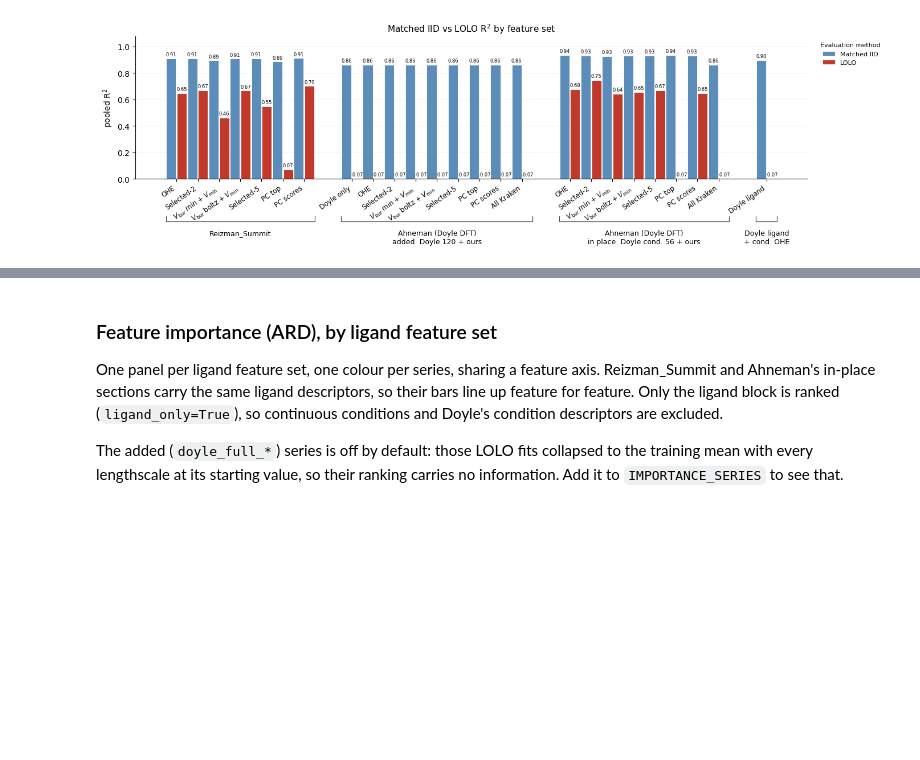
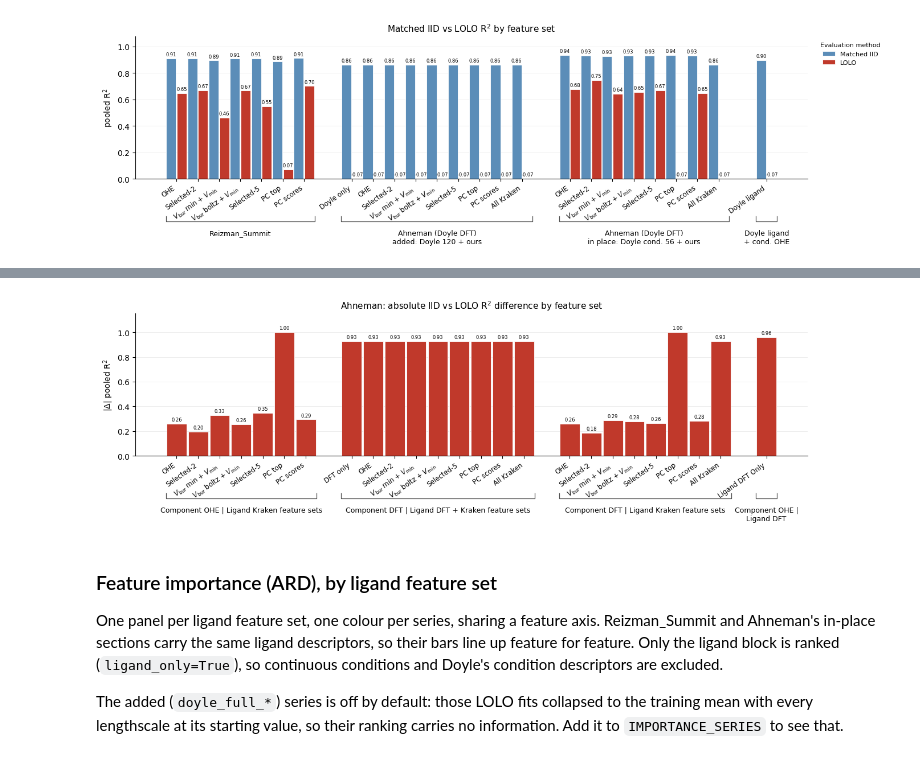
Before and after one commit to ddomlab/DOPE-MURI, a Jupyter notebook: gp_collab_hub/visualize_results.ipynb, the cells around one changed output, grey strips where cells are left out. Cells and saved outputs as stored; diff of their text form; code cells hidden in the pictures; blank space fills up the shorter version.

```diff
--- a/gp_collab_hub/visualize_results.ipynb
+++ b/gp_collab_hub/visualize_results.ipynb
@@ -293,0 +348,89 @@ plt.close(fig)
+# %%
+# ---- Editable ----
+AHNEMAN_RUNS = {
+    'ahneman_vmin':      ROOT / 'runs' / 'ahneman_vmin_20260924',
+    'ahneman_doyle_dft': ROOT / 'runs' / 'ahneman_doyle_dft_v2_20261001',
+}
+AHNEMAN_LABELS = {**LIGAND_LABELS, 'doyle_only': 'DFT only', 'doyle_ligand': 'Ligand DFT'}
+# -------------------
+
+ahneman = pd.concat([pd.read_csv(path / 'collected' / 'summary.csv')
+                     .assign(run=run, method=lambda d: d.method.map(canonical_method),
+                             r2=lambda d: d.pooled_r2, rmse=lambda d: d.pooled_rmse)
+                     for run, path in AHNEMAN_RUNS.items()], ignore_index=True)
+
+AHNEMAN_BLOCKS = [
+    ('Component OHE | Ligand Kraken feature sets', 'ahneman_vmin',
+     [(x, x) for x in OURS]),
+    ('Component DFT | Ligand DFT + Kraken feature sets', 'ahneman_doyle_dft',
+     [('doyle_full', 'doyle_only')] + [(f'doyle_full_{x}', x) for x in OURS + ['kraken_all']]),
+    ('Component DFT | Ligand Kraken feature sets', 'ahneman_doyle_dft',
+     [(f'doyle_cond_{x}', x) for x in OURS + ['kraken_all']]),
+    ('Component OHE |\nLigand DFT', 'ahneman_doyle_dft',
+     [('doyle_ligand_cond_ohe', 'doyle_ligand')]),
+]
+
+
+def ahneman_values(method, metric='r2'):
+    out = []
+    for _, run, bars in AHNEMAN_BLOCKS:
+        part = ahneman[(ahneman.run == run) & (ahneman.method == method)].set_index('model')
+        out.append(part.reindex([m for m, _ in bars])[metric].to_numpy())
+    return out
+
+
+rows = [{'block': label.replace('\n', ' '), 'featureset': AHNEMAN_LABELS[key],
+         **ahneman[(ahneman.run == run) & (ahneman.model == model)].set_index('method').r2.to_dict()}
+        for label, run, bars in AHNEMAN_BLOCKS for model, key in bars]
+display(pd.DataFrame(rows).set_index(['block', 'featureset'])
+        [['lolo', 'iid_matched', 'kfold', 'kfold_5']].round(4))
+# ---- Editable ----
+TITLE6 = 'Ahneman: absolute IID vs LOLO R$^2$ difference by feature set'
+YLABEL6 = '|$\\Delta$| pooled R$^2$'
+BAR_COLOR6 = METHOD_COLORS['lolo']
+# --------------------
+
+from matplotlib.patches import Patch
+
+plt.close('all')
+
+bar_width6 = 0.8
+positions6, bounds6 = grouped_bar_positions([len(bars) for _, _, bars in AHNEMAN_BLOCKS],
+                                            bar_width=bar_width6, group_gap=0.9)
+
+deltas6 = np.abs(np.concatenate(ahneman_values('lolo'))
+                 - np.concatenate(ahneman_values('iid_matched')))
+xs6 = np.concatenate(positions6)
+
+fig, ax = plt.subplots(figsize=(14, 5))
+bars_drawn = ax.bar(xs6, deltas6, width=bar_width6 * 0.92, edgecolor='white', linewidth=0.6,
+                    color=BAR_COLOR6)
+label_bars(ax, bars_drawn, deltas6, fontsize=6)
+
+ax.set_xticks(xs6)
+ax.set_xticklabels([AHNEMAN_LABELS[k] for _, _, bars in AHNEMAN_BLOCKS for _, k in bars],
+                   rotation=TICK_ANGLE, ha='right', fontsize=8.5)
+draw_group_brackets(ax, bounds6, [label for label, _, _ in AHNEMAN_BLOCKS])
+
+ax.set(xlabel='', ylabel=YLABEL6)
+ax.set_title(TITLE6, fontsize=11)
+set_bar_ylim(ax, deltas6)
+
+# Invisible copy of the IID/LOLO chart's legend: tight_layout still reserves
+# its space, so the axes come out the same width as that chart's.
+ghost_handles = [Patch(facecolor='none', edgecolor='none', label=method_label(m))
+                 for m in ('iid_matched', 'lolo')]
+ghost = ax.legend(handles=ghost_handles, title='Evaluation method', fontsize=8,
+                  title_fontsize=8, frameon=False, labelcolor='none',
+                  loc='upper left', bbox_to_anchor=(1.01, 1.0))
+ghost.get_title().set_color('none')
+
+ax.spines[['top', 'right']].set_visible(False)
+ax.grid(axis='y', alpha=0.25, linewidth=0.6)
+ax.set_axisbelow(True)
+fig.tight_layout()
+fig.subplots_adjust(bottom=0.42)
+
+display(fig)
+plt.close(fig)
+# %% [output]
@@ -294,3 +455,4 @@ plt.close(fig)
+[figure, added]
 # %% [markdown]
 ### Feature importance (ARD), by ligand feature set
 
```
Also changed, not shown: parts of 2 cells of this notebook, 1 other file.
